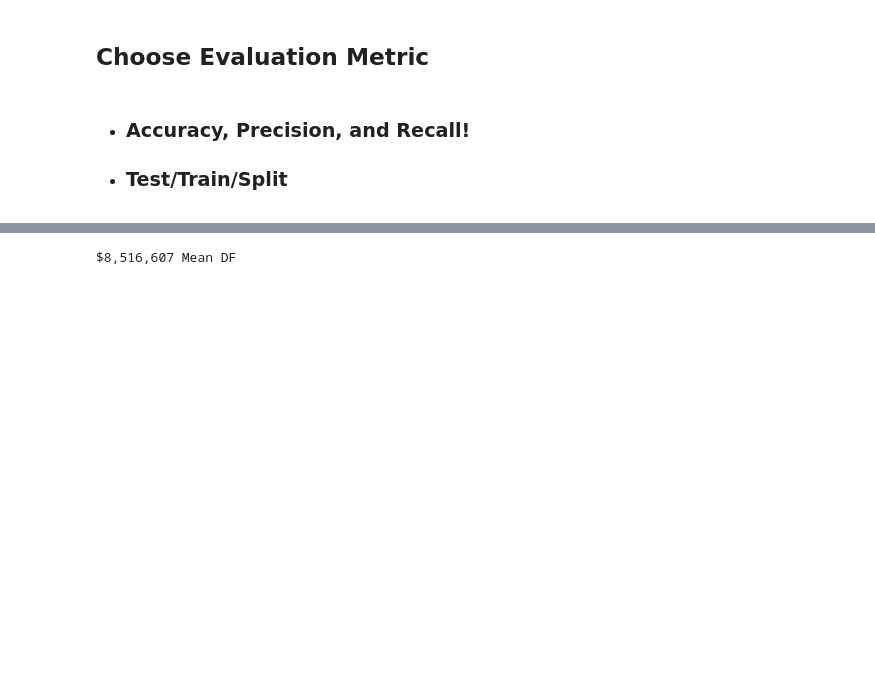
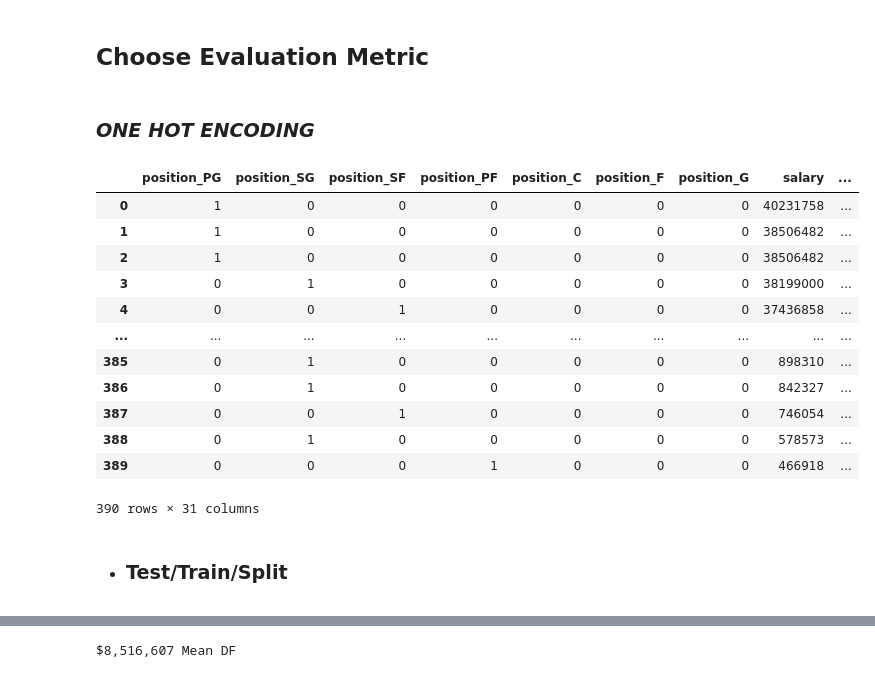
Before and after one commit to jacobpad/jacobpad.github.io, a Jupyter notebook: data/U2_Project_NBA.ipynb, the cells around one changed output, grey strips where cells are left out. Saved outputs shown, nothing was run; the diff lists cells and outputs as text; code cells hidden in the pictures; blank space fills up the shorter version.

```diff
--- a/data/U2_Project_NBA.ipynb
+++ b/data/U2_Project_NBA.ipynb
@@ -239,10 +259,7 @@ df['x_3P_PERCENT'] = df.x_3P_PERCENT.astype(float)
 df['FTM'] = df.FTM.astype(int)
 df['FTA'] = df.FTA.astype(int)
 df['PF'] = df.PF.astype(int)
-df['FP'] = df.FP.astype(float)
 df['x_3PA'] = df.x_3PA.astype(int)
-df['DD2'] = df.DD2.astype(int)
-df['TD3'] = df.TD3.astype(int)
 df['FT_PERCENT'] = df.FT_PERCENT.astype(float)
 # %%
 # Check the work outcome of what I just did
@@ -357,3 +372,26 @@ max     40,231,758
 Name: salary, dtype: float64
 # %% [markdown]
 ## Choose Evaluation Metric
+# %% [markdown]
+### ***ONE HOT ENCODING***
+# %%
+# Encode, transform & alter the DF
+encoder = ce.OneHotEncoder(use_cat_names=True)
+
+# Overwrite X_train
+df = encoder.fit_transform(df)
+df
+# %% [output]
+|  | position_PG | position_SG | position_SF | position_PF | position_C | position_F | position_G | salary | ... |
+| 0 | 1 | 0 | 0 | 0 | 0 | 0 | 0 | 40231758 | ... |
+| 1 | 1 | 0 | 0 | 0 | 0 | 0 | 0 | 38506482 | ... |
+| 2 | 1 | 0 | 0 | 0 | 0 | 0 | 0 | 38506482 | ... |
+| 3 | 0 | 1 | 0 | 0 | 0 | 0 | 0 | 38199000 | ... |
+| 4 | 0 | 0 | 1 | 0 | 0 | 0 | 0 | 37436858 | ... |
+| ... | ... | ... | ... | ... | ... | ... | ... | ... | ... |
+| 385 | 0 | 1 | 0 | 0 | 0 | 0 | 0 | 898310 | ... |
+| 386 | 0 | 1 | 0 | 0 | 0 | 0 | 0 | 842327 | ... |
+| 387 | 0 | 0 | 1 | 0 | 0 | 0 | 0 | 746054 | ... |
+| 388 | 0 | 1 | 0 | 0 | 0 | 0 | 0 | 578573 | ... |
+| 389 | 0 | 0 | 0 | 1 | 0 | 0 | 0 | 466918 | ... |
+390 rows × 31 columns
@@ -360,5 +402,4 @@ Name: salary, dtype: float64
 # %% [markdown]
-* ### Accuracy, Precision, and Recall!
 * ### Test/Train/Split
 # %%
 # Split into training and test set
```
Also changed, not shown: parts of 62 cells of this notebook.
